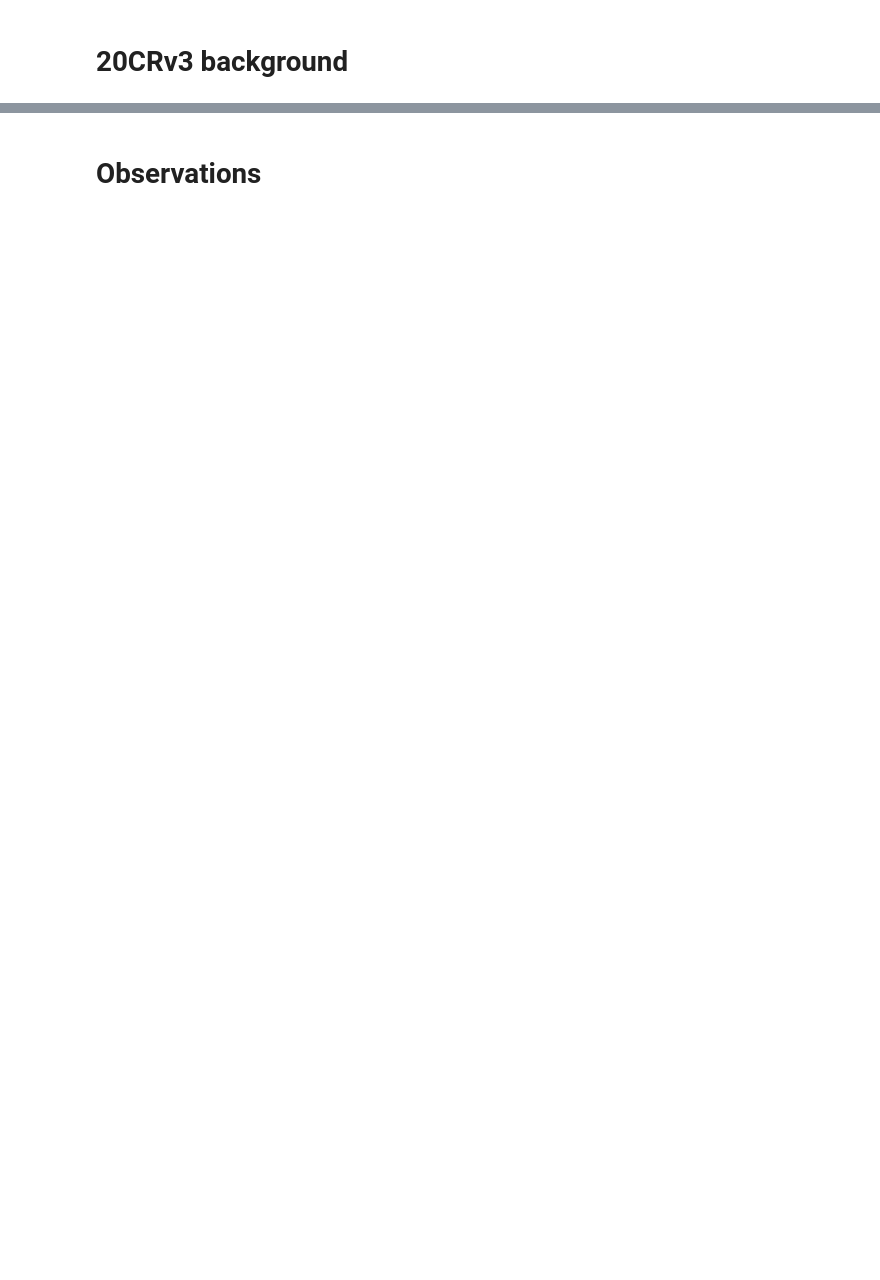
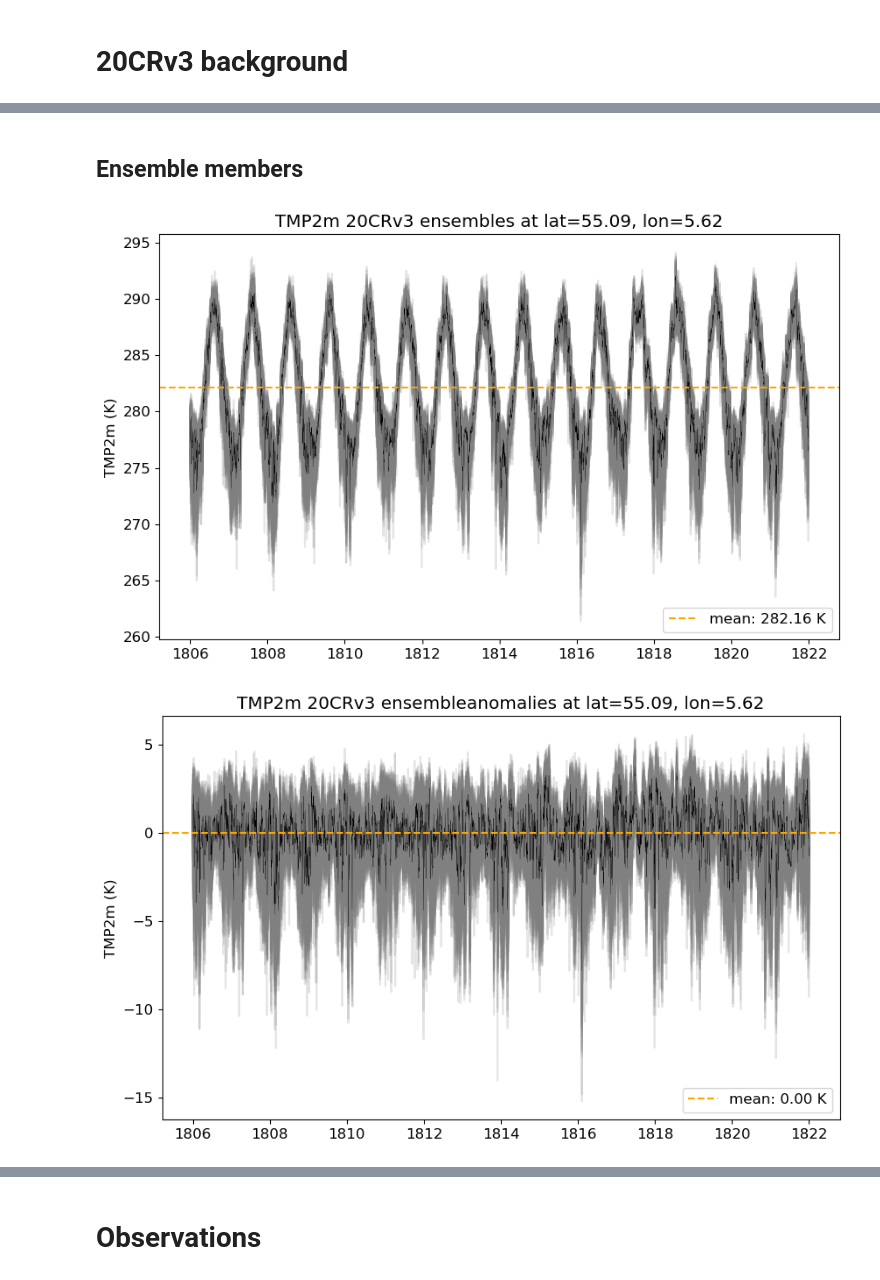
Before and after one commit to carlotatrx/dataprep, a Jupyter notebook: dataprep_check.ipynb, the cells around one changed output, grey strips where cells are left out. Cells and saved outputs as stored; diff of their text form; code cells hidden in the pictures; blank space fills up the shorter version.

```diff
--- a/dataprep_check.ipynb
+++ b/dataprep_check.ipynb
@@ -64,0 +79,45 @@ plot_tmp(tmp4A)
+# %% [markdown]
+## Ensemble members
+# %%
+def plot_20CRcell(lat_index, lon_index, var, data, output_file, anomals=False):
+    '''
+    anomals is True if it's anomalies that we are plotting
+    '''
+    data_cell = data.sel(lat=data.lat[lat_index], lon=data.lon[lon_index])
+
+    time = data['time']  # Access time coordinates
+
+    # Extract data once to avoid repeated calls to `.values`
+    ensemble_members = data_cell['ensemble_member'].data  # NumPy array
+    data_cell = data_cell[var].values  # or .values for NumPy array
+
+    fig = plt.figure(figsize=(10, 6))
+
+    # Loop through ensemble members using pre-extracted data
+    for i, ens in enumerate(ensemble_members):
+        plt.plot(time.data, data_cell[i, :], alpha=0.2, color='gray')
+
+    # Plot mean across ensemble members
+    ens_mean = data_cell.mean(axis=0)
+    plt.plot(time.data, ens_mean, color='black', linewidth=.2)
+
+    all_mean = np.mean(ens_mean)
+    units = 'K' if var=='TMP2m' else 'Pa'
+    plt.axhline(all_mean, color='orange', linestyle='dashed',label=f'mean: {all_mean:.2f} {units}')
+
+    anomal_text = 'anomalies' if anomals else 's'
+
+    plt.legend(loc='lower right')
+
+    plt.title(f'{var} 20CRv3 ensemble{anomal_text} at lat={data.lat[lat_index].values:.2f}, lon={data.lon[lon_index].values:.2f}')
+    plt.ylabel(f'{var} ({units})')
+    plt.savefig(output_file)
+    plt.show()
+
+plot_20CRcell(lat_index=35,lon_index=50, var=var, data=tmp3, anomals=False,
+              output_file = f'/home/ccorbella/scratch2_symboliclink/code/KF_assimilation/output/{var}_cell_ensmems_abs.png')
+plot_20CRcell(lat_index=35,lon_index=50, var=var, data=tmp4, anomals=True,
+              output_file=f'/home/ccorbella/scratch2_symboliclink/code/KF_assimilation/output/{var}_cell_ensmems_anomalies.png')
+# %% [output]
+[figure, added]
+[figure, added]
```
Also changed, not shown: parts of 9 cells of this notebook, 1 other file.
